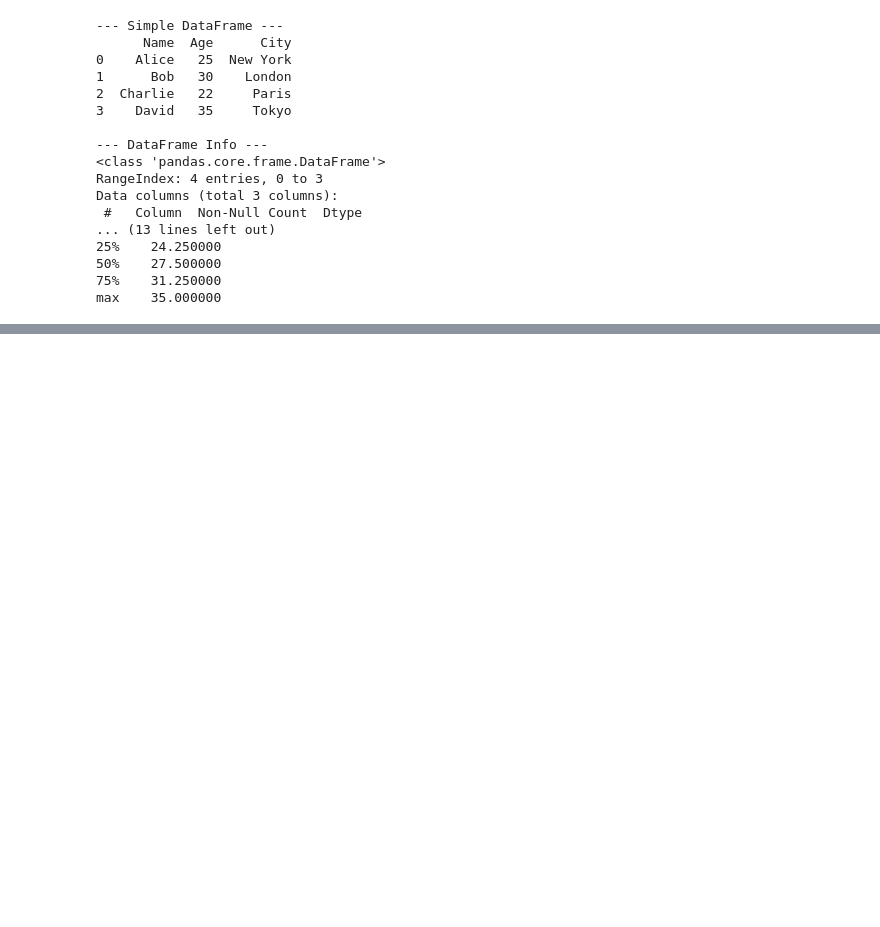
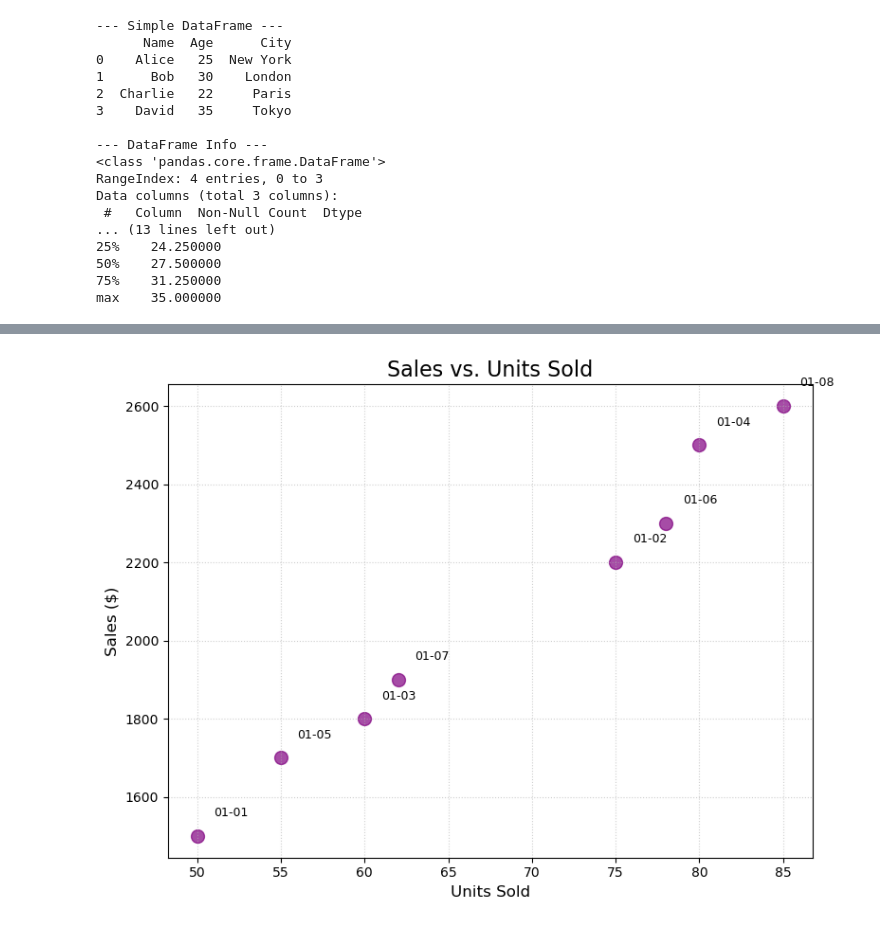
Before and after one commit to Ruhi1010/machine_learning, a Jupyter notebook: practice.ipynb, the cells around one changed output, grey strips where cells are left out. Cells and saved outputs as stored; diff of their text form; code cells hidden in the pictures; blank space fills up the shorter version.

```diff
--- a/practice.ipynb
+++ b/practice.ipynb
@@ -56,0 +264,19 @@ max    35.000000
+# %%
+# 3. Scatter Plot using Matplotlib
+plt.figure(figsize=(8, 6))
+plt.scatter(df_csv['Units'], df_csv['Sales'], color='purple', alpha=0.7, s=100) # s is marker size
+
+plt.title('Sales vs. Units Sold', fontsize=16)
+plt.xlabel('Units Sold', fontsize=12)
+plt.ylabel('Sales ($)', fontsize=12)
+
+plt.grid(True, linestyle=':', alpha=0.6) # Lighter grid
+
+# Optional: Add text labels for each point (can get messy with many points)
+for i, row in df_csv.iterrows():
+    plt.text(row['Units'] + 1, row['Sales'] + 50, row['Date'].strftime('%m-%d'), fontsize=9)
+
+plt.tight_layout()
+plt.show()
+# %% [output]
+[figure, added]
```
Also changed, not shown: parts of 10 cells of this notebook, 1 other file.
